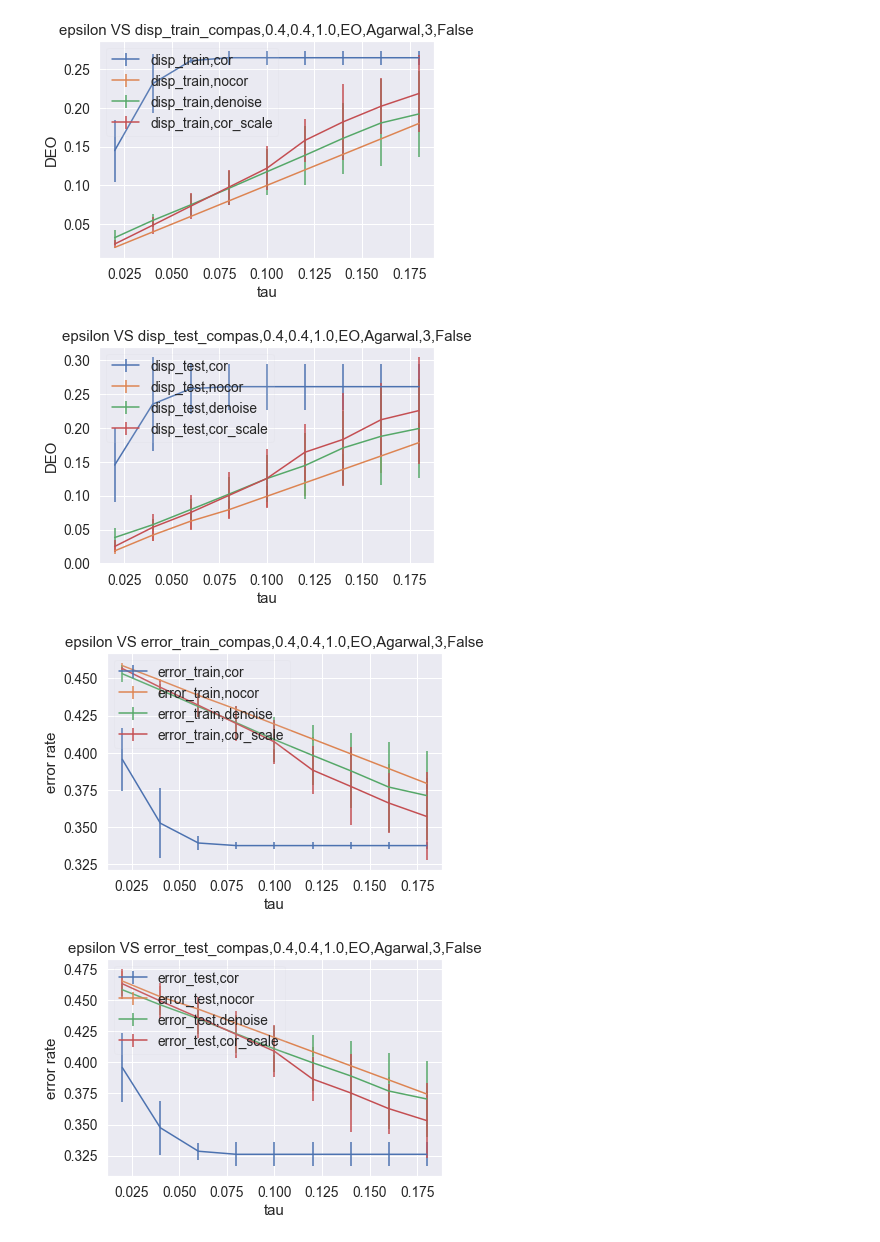
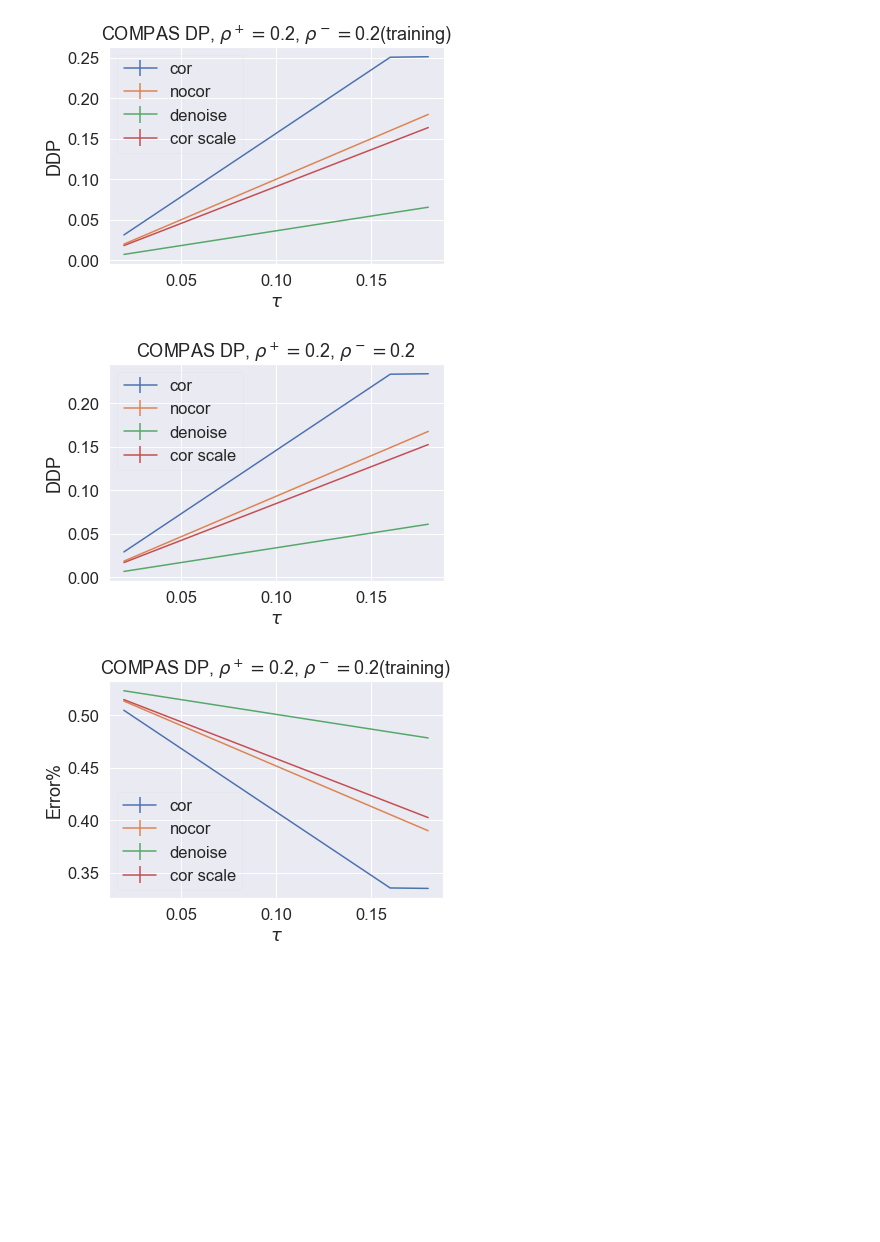
Before and after one commit to AIasd/noise_fairlearn, a Jupyter notebook: demo.ipynb, the cells around one changed output. Saved outputs shown, nothing was run; the diff lists cells and outputs as text; code cells hidden in the pictures; blank space fills up the shorter version.

```diff
--- a/demo.ipynb
+++ b/demo.ipynb
@@ -60,13 +44,0 @@ plot(filename, [False, False, False, False], mode='five')
-# %%
-dataset = 'compas'
-rho = [0.2, 0.2]
-frac = 1
-eps_list = [0.02 * i for i in range(1, 10)]
-criteria = 'DP'
-classifier = 'Agarwal'
-trials = 1
-include_sensible = False
-filename = log_dir+'all_data_'+dataset+','+str(rho[0])+','+str(rho[1])+','+str(frac)+','+criteria \
-           +','+classifier+','+str(trials)+','+str(include_sensible)+'.pickle'
-verbose = False
-all_data = experiment(dataset, rho, frac, eps_list, criteria, classifier, trials, include_sensible, filename, verbose)
@@ -120,7 +45,6 @@ plot('exp6/all_data_compas,0.4,0.4,1.0,DP,Agarwal,3,False.pickle', [False, False
-# %%
-plot('exp6/all_data_compas,0.4,0.4,1.0,EO,Agarwal,3,False.pickle', [False, False, False, False], mode='four', save=True)
-# %% [output]
-[figure, removed]
-[figure, removed]
-[figure, removed]
-[figure, removed]
+# %%
+plot(filename)
+# %% [output]
+[figure, added]
+[figure, added]
+[figure, added]
```
Also changed, not shown: parts of 9 cells of this notebook, 2 other files.
